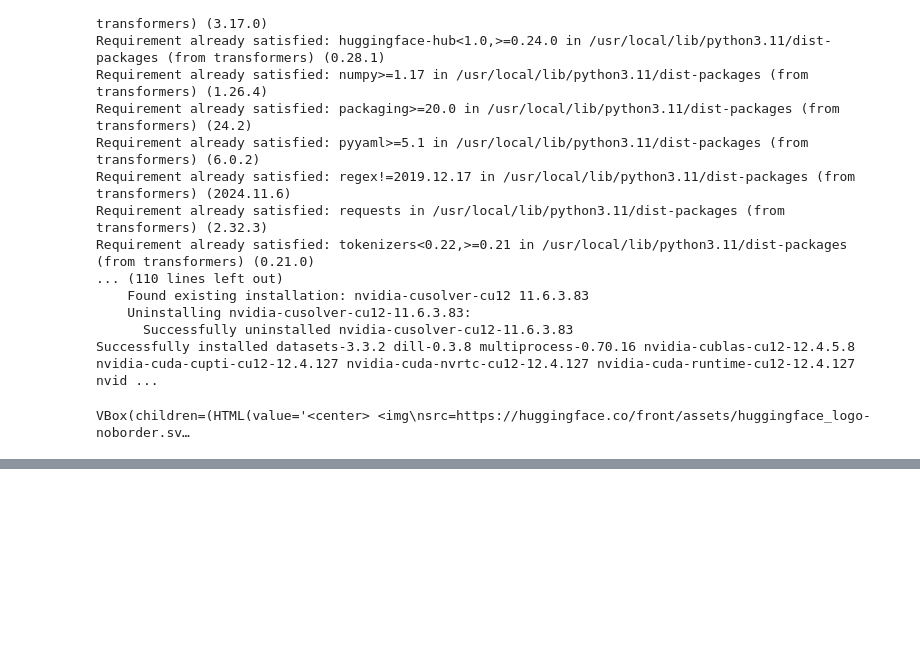
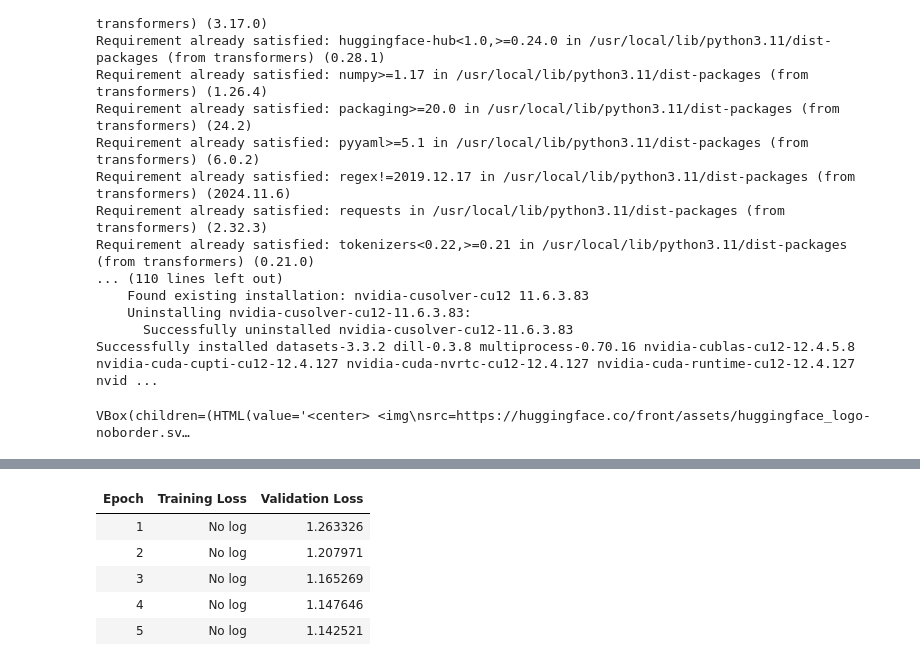
Before and after one commit to FarukKaramanVektorel/yz, a Jupyter notebook: fineTunning_02_03_2025.ipynb, the cells around one changed output, grey strips where cells are left out. Saved outputs shown, nothing was run; the diff lists cells and outputs as text; code cells hidden in the pictures; blank space fills up the shorter version.

Commit message:
Colab kullanılarak oluşturuldu

```diff
--- a/fineTunning_02_03_2025.ipynb
+++ b/fineTunning_02_03_2025.ipynb
@@ -84,15 +28,0 @@ Please note that authentication is recommended but still optional to access publ
-# %%
-def preprocess_function(examples):
-    inputs = examples["Input (Soru)"]
-    targets = examples["Output (Cevap)"]
-    model_inputs = tokenizer(inputs, max_length=512, truncation=True)
-
-    # Cevapları da tokenize edin
-    with tokenizer.as_target_tokenizer():
-        labels = tokenizer(targets, max_length=512, truncation=True)
-
-    model_inputs["labels"] = labels["input_ids"]
-    return model_inputs
-
-# Veri kümesini tokenize edin
-tokenized_dataset = dataset.map(preprocess_function, batched=True)
@@ -100,0 +29,76 @@ NameError: name 'dataset' is not defined
+# %%
+import torch
+import pandas as pd
+from google.colab import files
+from datasets import Dataset
+from transformers import TrainingArguments, Trainer, AutoTokenizer, AutoModelForSeq2SeqLM
+
+# CSV dosyasını yükle
+uploaded = files.upload()
+file_name = list(uploaded.keys())[0]
+data = pd.read_csv(file_name)
+
+# Sütun isimlerini soru-cevap formatına uygun hale getir
+data = data.rename(columns={"Input (Soru)": "question", "Output (Cevap)": "answer"})
+
+# Eğer bağlam (context) sütunu yoksa, boş olarak ekleyin
+if "context" not in data.columns:
+    data["context"] = ""
+
+# Veri setini Hugging Face formatına çevir
+dataset = Dataset.from_pandas(data)
+
+# Model ve tokenizer'ı yükle
+model_name = "t5-small"
+tokenizer = AutoTokenizer.from_pretrained(model_name)
+model = AutoModelForSeq2SeqLM.from_pretrained(model_name)
+
+# Modeli uygun cihaza taşı
+device = torch.device("cuda" if torch.cuda.is_available() else "cpu")
+model = model.to(device)
+print(f"Eğitim için kullanılan cihaz: {device}")
+
+# Veri ön işleme fonksiyonu
+def preprocess_function(examples):
+    inputs = [f"question: {q} context: {c}" for q, c in zip(examples["question"], examples["context"])]
+    model_inputs = tokenizer(inputs, padding="max_length", truncation=True, max_length=512)
+
+    labels = tokenizer(text_target=examples["answer"], padding="max_length", truncation=True, max_length=512)
+
+    model_inputs["labels"] = labels["input_ids"]
+    return model_inputs
+
+# Veri kümesini tokenleştir
+tokenized_dataset = dataset.map(preprocess_function, batched=True)
+
+# Eğitim argümanlarını belirle
+training_args = TrainingArguments(
+    output_dir="./results",
+    evaluation_strategy="epoch",
+    learning_rate=2e-5,
+    per_device_train_batch_size=8,
+    per_device_eval_batch_size=8,
+    num_train_epochs=5,
+    weight_decay=0.01,
+    save_total_limit=2,
+    fp16=True,  # Hızlandırma için float16 kullan
+    push_to_hub=True,
+    hub_model_id="abuzerkomurcu78/tst2",
+    report_to="none"  # W&B'yi devre dışı bırak
+)
+
+# Trainer'ı oluştur
+trainer = Trainer(
+    model=model,
+    args=training_args,
+    train_dataset=tokenized_dataset,
+    eval_dataset=tokenized_dataset,
+    tokenizer=tokenizer
+)
+
+# Modeli eğit
+trainer.train()
+
+# Modeli Hugging Face'e yükle
+trainer.push_to_hub()
+# %% [output]
@@ -100,0 +110,6 @@ NameError: name 'dataset' is not defined
+| Epoch | Training Loss | Validation Loss |
+| 1 | No log | 1.263326 |
+| 2 | No log | 1.207971 |
+| 3 | No log | 1.165269 |
+| 4 | No log | 1.147646 |
+| 5 | No log | 1.142521 |
```
Also changed, not shown: parts of 6 cells of this notebook.
